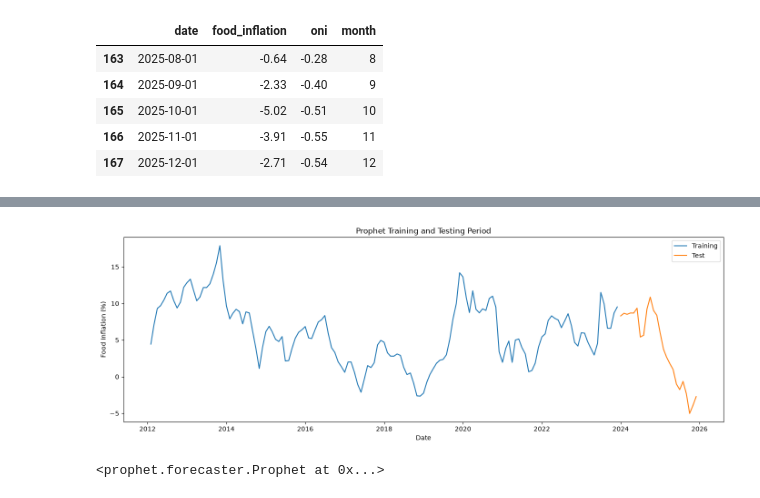
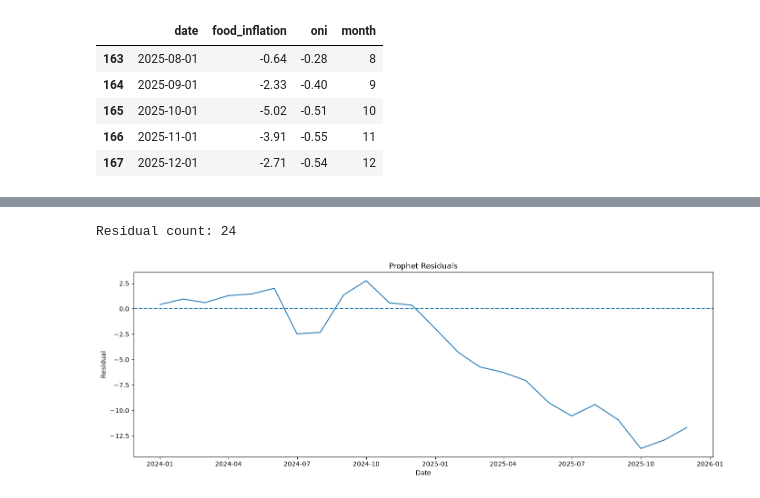
Before and after one commit to AyushTomarOG/Food-Inflation-in-El-Nino, a Jupyter notebook: notebooks/04_prophet.ipynb, the cells around one changed output, grey strips where cells are left out. Cells and saved outputs as stored; diff of their text form; code cells hidden in the pictures.

Commit message:
Improve PROPHET predictions with added residual diagnostics

```diff
--- a/notebooks/04_prophet.ipynb
+++ b/notebooks/04_prophet.ipynb
@@ -38,11 +38,3 @@ display(df.tail())
 | 165 | 2025-10-01 | -5.02 | -0.51 | 10 |
 | 166 | 2025-11-01 | -3.91 | -0.55 | 11 |
 | 167 | 2025-12-01 | -2.71 | -0.54 | 12 |
-# %%
-df["oni_lag1"] = df["oni"].shift(1)
-
-display(
-    df[
-        ["date", "food_inflation", "oni", "oni_lag1"]
-    ].head(15)
-)
@@ -66,4 +40,0 @@ display(
-# %%
-df = df.dropna(
-    subset=["oni_lag1"]
-).reset_index(drop=True)
@@ -113,24 +556,34 @@ Test size: 24
+# %%
+# Final Prophet residuals
+
+prophet_residuals = (
+    final_prophet_test["y"].to_numpy()
+    - final_prophet_forecast["yhat"].to_numpy()
+)
+
+print("Residual count:", len(prophet_residuals))
+# %% [output]
+Residual count: 24
 # %%
+# Prophet residuals over time
+
 plt.figure(figsize=(14, 5))
 
 plt.plot(
-    train["ds"],
-    train["y"],
-    label="Training"
+    final_prophet_test["ds"],
+    prophet_residuals
 )
 
-plt.plot(
-    test["ds"],
-    test["y"],
-    label="Test"
+plt.axhline(
+    0,
+    linestyle="--"
 )
 
 plt.xlabel("Date")
-plt.ylabel("Food Inflation (%)")
-plt.title("Prophet Training and Testing Period")
-plt.legend()
+plt.ylabel("Residual")
+plt.title("Prophet Residuals")
 
 plt.tight_layout()
 plt.show()
 # %% [output]
-[figure, old version]
+[figure, new version]
@@ -150,7 +589,0 @@ model = Prophet(
-# %%
-model.add_regressor(
-    "oni_lag1",
-    mode="additive"
-)
-# %% [output]
-<prophet.forecaster.Prophet at 0x...>
```
Also changed, not shown: parts of 23 cells of this notebook, 1 other file.
